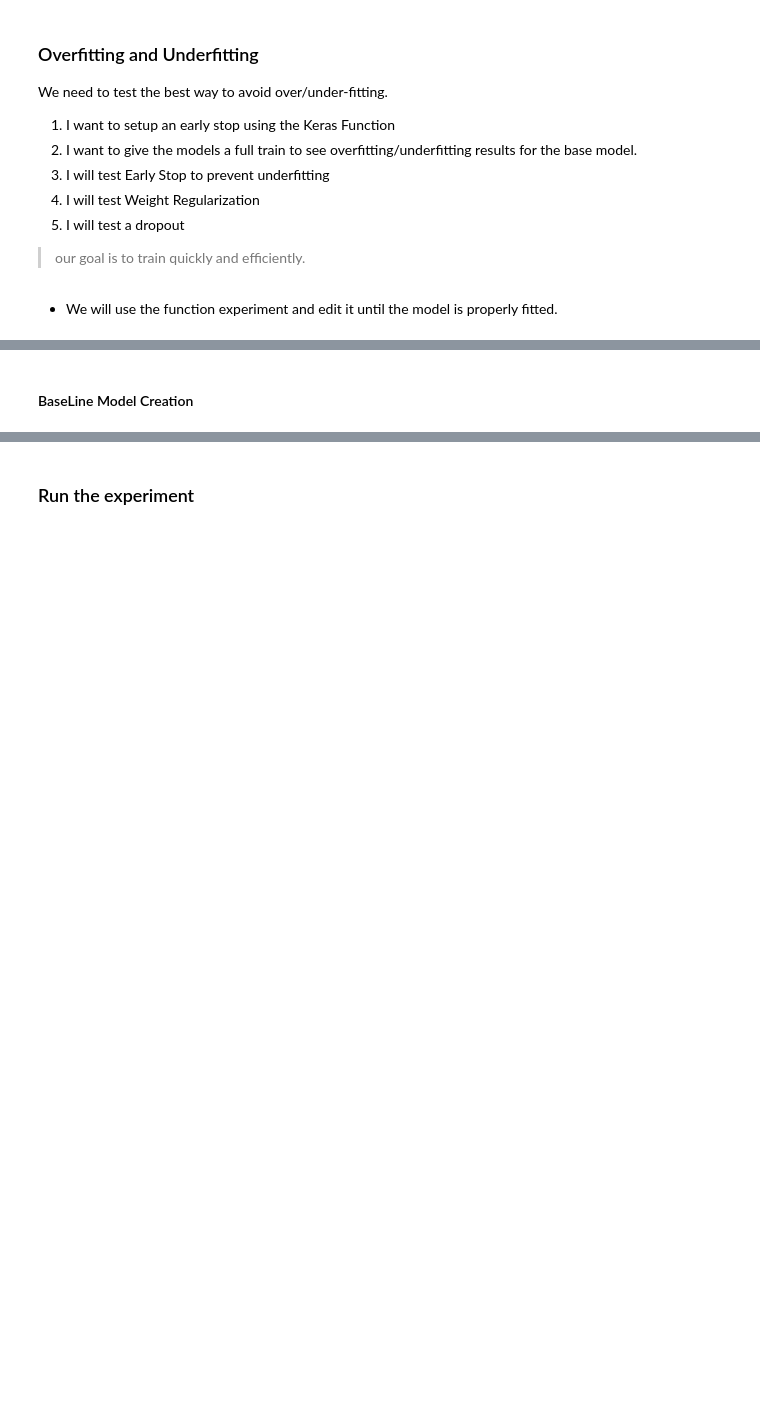
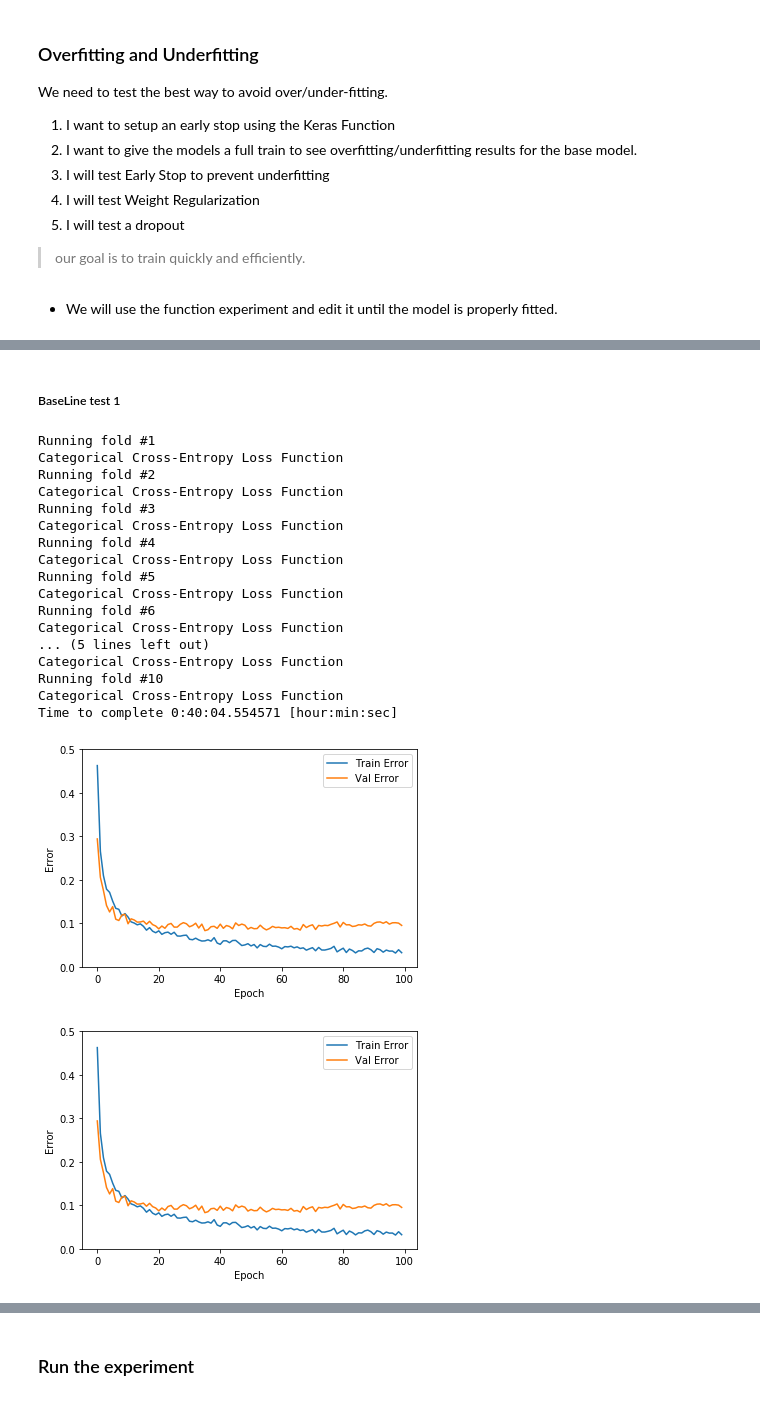
Before and after one commit to Colorado-Mesa-University-Cybersecurity/DeepLearning-MaliciousURLs, a Jupyter notebook: Keras-Tensorflow-Experiments.ipynb, the cells around one changed output, grey strips where cells are left out. Saved outputs shown, nothing was run; the diff lists cells and outputs as text; code cells hidden in the pictures; blank space fills up the shorter version.

```diff
--- a/Keras-Tensorflow-Experiments.ipynb
+++ b/Keras-Tensorflow-Experiments.ipynb
@@ -172,6 +172,31 @@ def plotLoss(title):
     plt.xlabel('Epoch')
     plt.legend(['Train', 'Test'], loc='upper left')
     plt.show()
+# %%
+def plot_Experiment(history,y):
+  hist = pd.DataFrame(history.history)
+  hist['epoch'] = history.epoch
+
+  plt.figure()
+  plt.xlabel('Epoch')
+  plt.ylabel('Error')
+  plt.plot(hist['epoch'], hist['loss'],
+           label='Train Error')
+  plt.plot(hist['epoch'], hist['val_loss'],
+           label = 'Val Error')
+  plt.ylim([0,y])
+  plt.legend()
+
+  plt.figure()
+  plt.xlabel('Epoch')
+  plt.ylabel('Error')
+  plt.plot(hist['epoch'], hist['loss'],
+           label='Train Error')
+  plt.plot(hist['epoch'], hist['val_loss'],
+           label = 'Val Error')
+  plt.ylim([0,y])
+  plt.legend()
+  plt.show()
 # %%
 # Function to determine train and validation indexes,
 # and fit the data to the model we constructed
@@ -366,7 +396,7 @@ import datetime
 # %% [markdown]
-#### BaseLine Model Creation
+##### BaseLine test 1
 # %%
-def TESTbaseline_model(inputDim=-1,outputDim=-1):
+def baseline_model(inputDim=-1,outputDim=-1):
     global model_extension, experimentTitle
     model = tf.keras.Sequential([
         Dense(128, activation='relu', input_shape=(inputDim,)),
@@ -392,7 +422,7 @@ def TESTbaseline_model(inputDim=-1,outputDim=-1):
                 metrics=['accuracy'])
 
     return model
-def Test1experiment(dataframe, early=False):
+def BaseLine_experiment(dataframe, early=False):
     kfold = StratifiedKFold(n_splits=10, shuffle=True, random_state=seed)
     encoded_y = dataframe.copy()
     encoded_y = encode_labels(encoded_y)
@@ -405,7 +435,7 @@ def Test1experiment(dataframe, early=False):
         inputDim=xtrain.shape[1]
         outputDim=ytrain.shape[1]
         print("Running fold #" + str(index+1))
-        model = baseline_model(inputDim,outputDim)
+        model = TESTbaseline_model(inputDim,outputDim)
         time_gen = int(time.time())
         global model_name
         model_name = f"{dataFile}_{time_gen}"
@@ -421,3 +451,27 @@ def Test1experiment(dataframe, early=False):
     Minutes = int(end_time/60)
     print("Time to complete {} [hour:min:sec]".format(TimeSetup))
     return model, history, X, encoded_y
+# %%
+categorical_df = df1.copy()
+modelBL, BLhistory, BLX , BLencoded_y = BaseLine_experiment(categorical_df,early=True)
+plot_Experiment(BLhistory,.5)
+# %% [output]
+Running fold #1
+Categorical Cross-Entropy Loss Function
+Running fold #2
+Categorical Cross-Entropy Loss Function
+Running fold #3
+Categorical Cross-Entropy Loss Function
+Running fold #4
+Categorical Cross-Entropy Loss Function
+Running fold #5
+Categorical Cross-Entropy Loss Function
+Running fold #6
+Categorical Cross-Entropy Loss Function
+... (5 lines left out)
+Categorical Cross-Entropy Loss Function
+Running fold #10
+Categorical Cross-Entropy Loss Function
+Time to complete 0:40:04.554571 [hour:min:sec]
+[figure, added]
+[figure, added]
```
Also changed, not shown: parts of 32 cells of this notebook.
